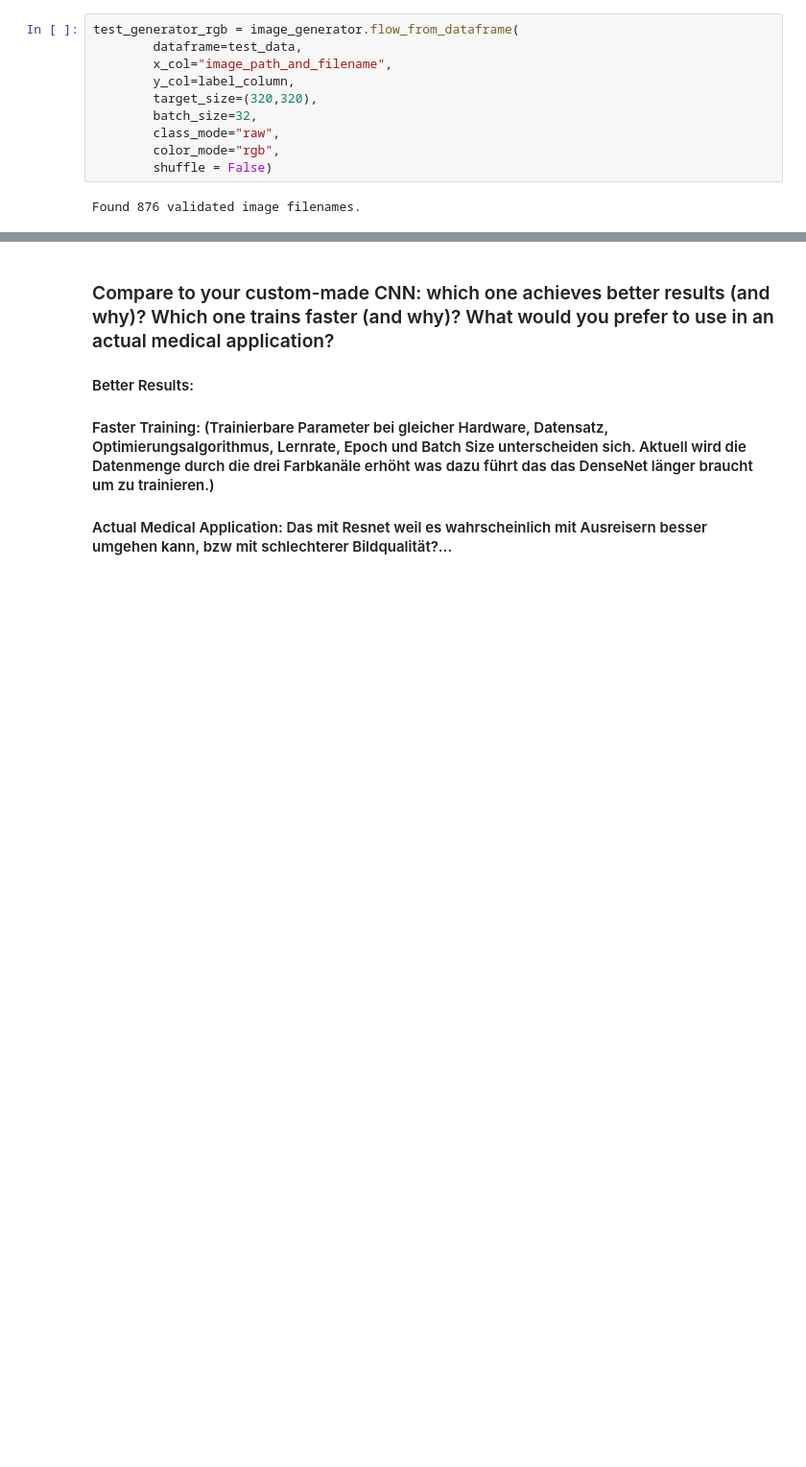
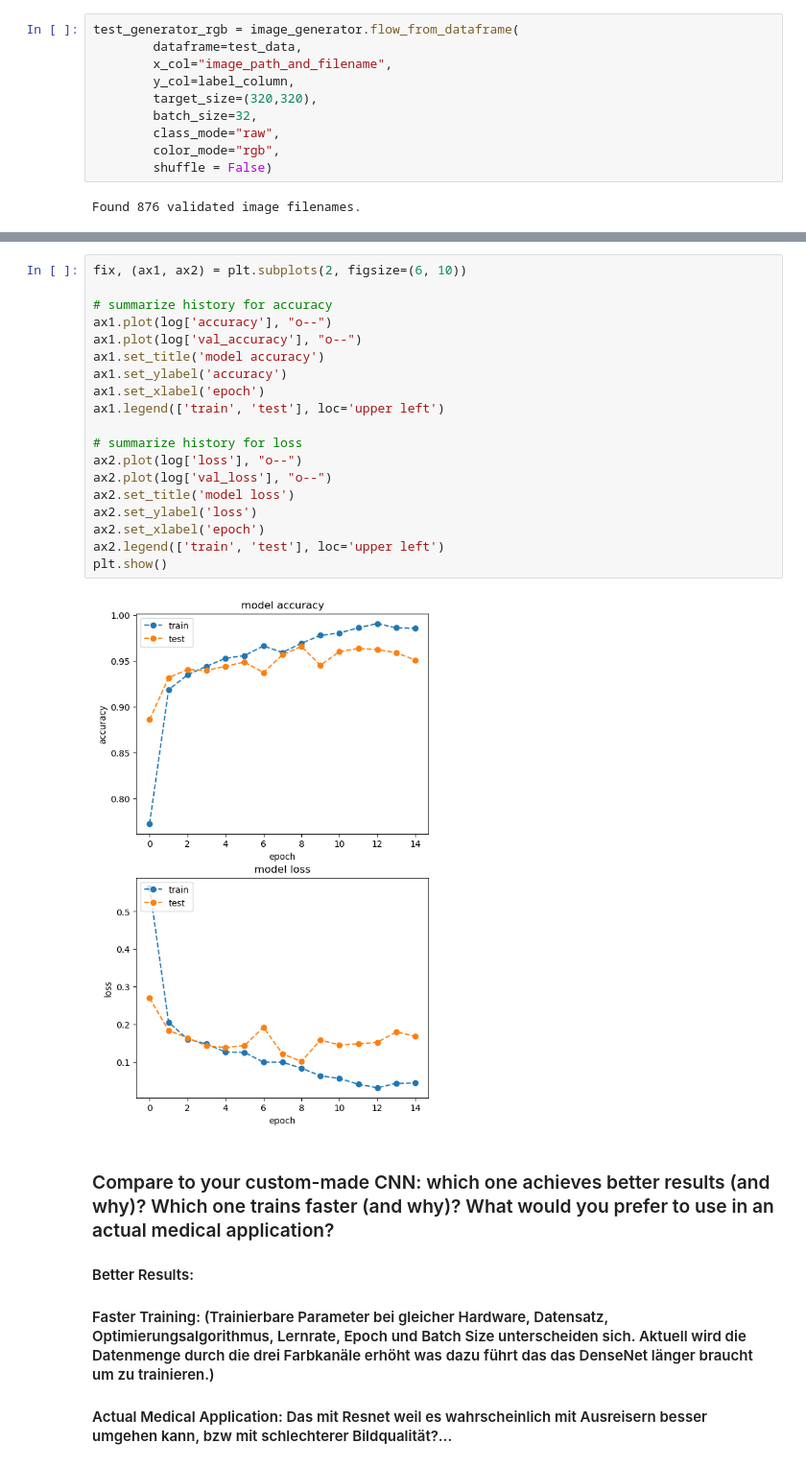
Before and after one commit to PhilippVogel92/ai_for_smart_health, a Jupyter notebook: ai_smart_health_portfolio_02_pneumonia_prediction.ipynb, the cells around one changed output, grey strips where cells are left out. Shown at 96% size. Saved outputs shown, nothing was run; the diff lists cells and outputs as text; blank space fills up the shorter version.

```diff
--- a/ai_smart_health_portfolio_02_pneumonia_prediction.ipynb
+++ b/ai_smart_health_portfolio_02_pneumonia_prediction.ipynb
@@ -1012,3 +996,24 @@ log.sort_values(by= "val_loss", ascending=True)
+# %%
+fix, (ax1, ax2) = plt.subplots(2, figsize=(6, 10))
+
+# summarize history for accuracy
+ax1.plot(log['accuracy'], "o--")
+ax1.plot(log['val_accuracy'], "o--")
+ax1.set_title('model accuracy')
+ax1.set_ylabel('accuracy')
+ax1.set_xlabel('epoch')
+ax1.legend(['train', 'test'], loc='upper left')
+
+# summarize history for loss
+ax2.plot(log['loss'], "o--")
+ax2.plot(log['val_loss'], "o--")
+ax2.set_title('model loss')
+ax2.set_ylabel('loss')
+ax2.set_xlabel('epoch')
+ax2.legend(['train', 'test'], loc='upper left')
+plt.show()
+# %% [output]
+[figure, added]
 # %% [markdown]
 ### Compare to your custom-made CNN: which one achieves better results (and why)? Which one trains faster (and why)? What would you prefer to use in an actual medical application?
 
```
Also changed, not shown: parts of 11 cells of this notebook.
